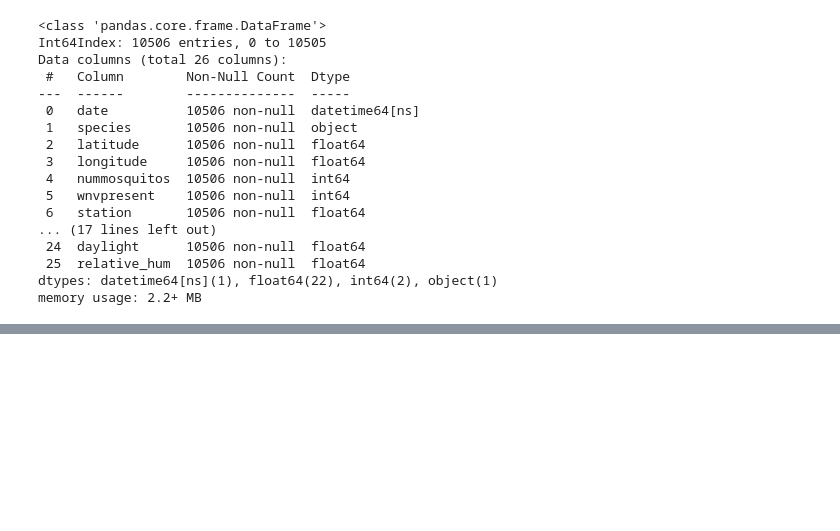
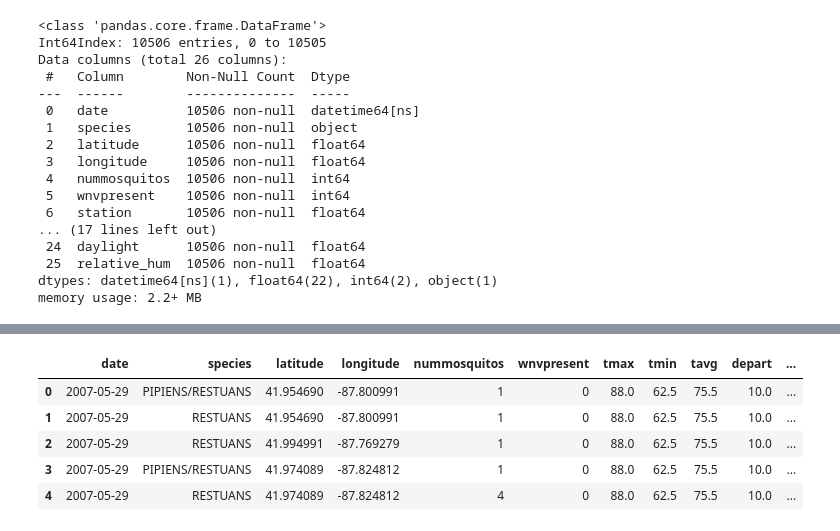
Before and after one commit to siowcm/project_4_west_nile_virus, a Jupyter notebook: code/EDA_feature_engineering.ipynb, the cells around one changed output, grey strips where cells are left out. Cells and saved outputs as stored; diff of their text form; code cells hidden in the pictures; blank space fills up the shorter version.

```diff
--- a/code/EDA_feature_engineering.ipynb
+++ b/code/EDA_feature_engineering.ipynb
@@ -369,2 +446,12 @@ sns.heatmap(merged.corr(), cmap='coolwarm', annot=True)
+# %%
+merged.drop(columns=['year', 'week'], inplace=True)
+merged.head()
+# %% [output]
+|  | date | species | latitude | longitude | nummosquitos | wnvpresent | tmax | tmin | tavg | depart | ... |
+| 0 | 2007-05-29 | PIPIENS/RESTUANS | 41.954690 | -87.800991 | 1 | 0 | 88.0 | 62.5 | 75.5 | 10.0 | ... |
+| 1 | 2007-05-29 | RESTUANS | 41.954690 | -87.800991 | 1 | 0 | 88.0 | 62.5 | 75.5 | 10.0 | ... |
+| 2 | 2007-05-29 | RESTUANS | 41.994991 | -87.769279 | 1 | 0 | 88.0 | 62.5 | 75.5 | 10.0 | ... |
+| 3 | 2007-05-29 | PIPIENS/RESTUANS | 41.974089 | -87.824812 | 1 | 0 | 88.0 | 62.5 | 75.5 | 10.0 | ... |
+| 4 | 2007-05-29 | RESTUANS | 41.974089 | -87.824812 | 4 | 0 | 88.0 | 62.5 | 75.5 | 10.0 | ... |
 # %%
 merged.to_csv('../output_data/merged_train.csv', index= False)
```
Also changed, not shown: parts of 19 cells of this notebook, 1 other file.
